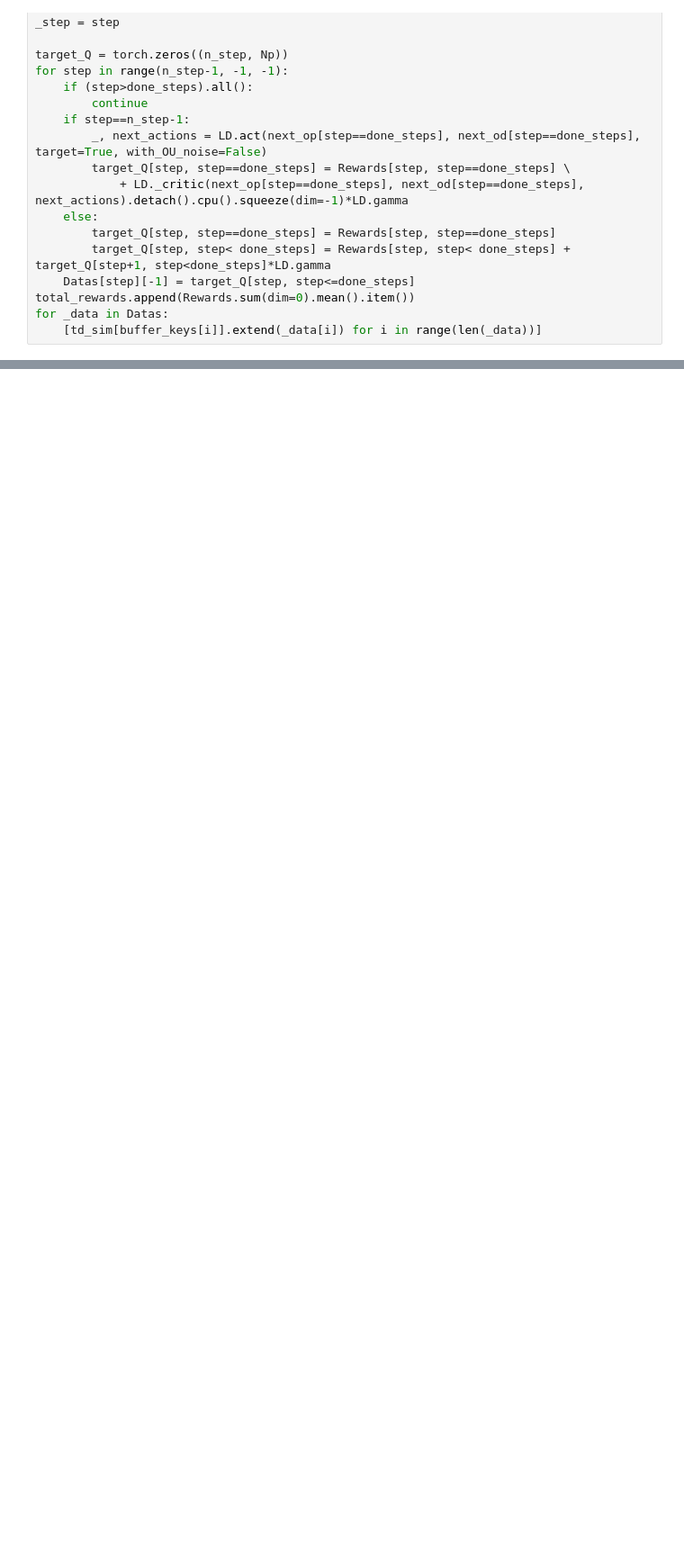
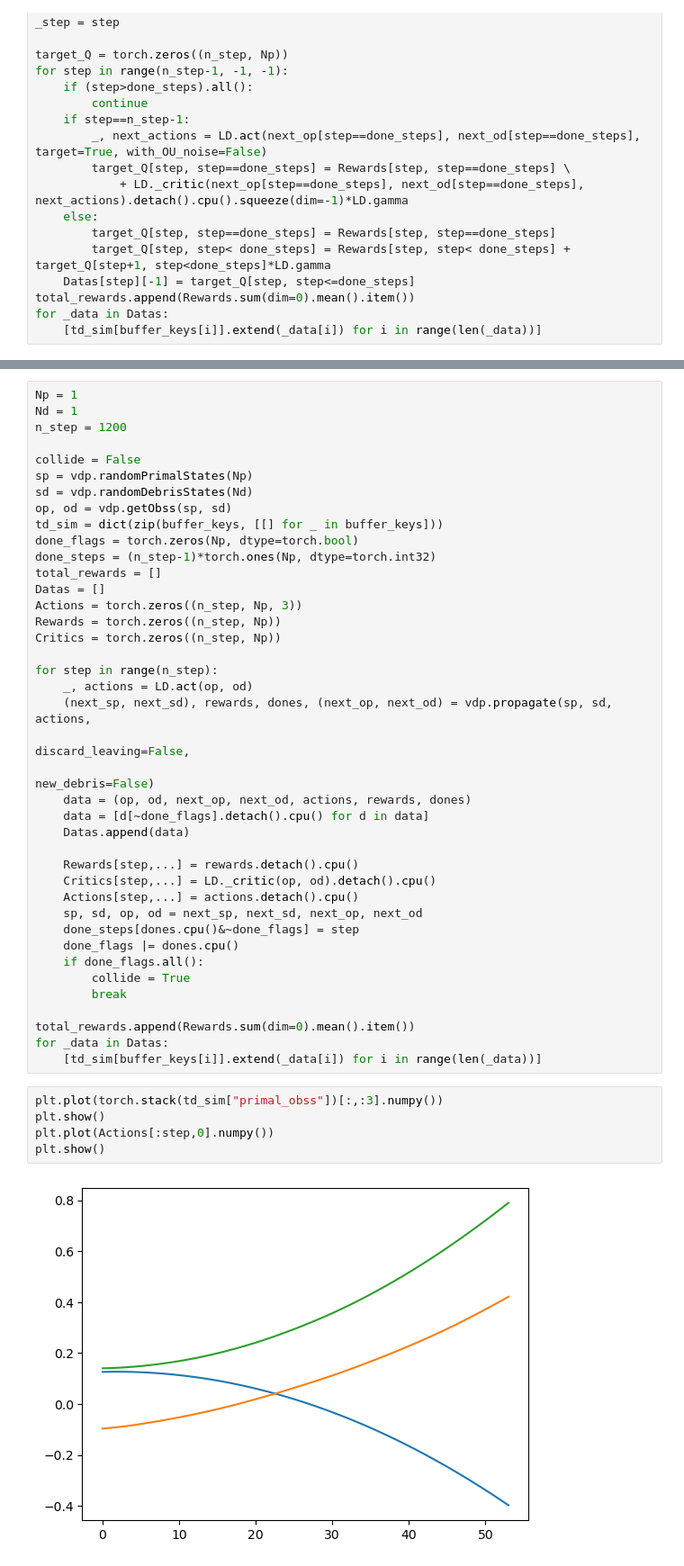
Before and after one commit to liziyao99/multi-debris-avoidance, a Jupyter notebook: test.ipynb, the cells around one changed output, grey strips where cells are left out. Shown at 90% size. Saved outputs shown, nothing was run; the diff lists cells and outputs as text; blank space fills up the shorter version.

```diff
--- a/test.ipynb
+++ b/test.ipynb
@@ -1199,0 +1317,47 @@ with Progress() as pbar:
+# %%
+Np = 1
+Nd = 1
+n_step = 1200
+
+collide = False
+sp = vdp.randomPrimalStates(Np)
+sd = vdp.randomDebrisStates(Nd)
+op, od = vdp.getObss(sp, sd)
+td_sim = dict(zip(buffer_keys, [[] for _ in buffer_keys]))
+done_flags = torch.zeros(Np, dtype=torch.bool)
+done_steps = (n_step-1)*torch.ones(Np, dtype=torch.int32)
+total_rewards = []
+Datas = []
+Actions = torch.zeros((n_step, Np, 3))
+Rewards = torch.zeros((n_step, Np))
+Critics = torch.zeros((n_step, Np))
+
+for step in range(n_step):
+    _, actions = LD.act(op, od)
+    (next_sp, next_sd), rewards, dones, (next_op, next_od) = vdp.propagate(sp, sd, actions,
+                                                                           discard_leaving=False,
+                                                                           new_debris=False)
+    data = (op, od, next_op, next_od, actions, rewards, dones)
+    data = [d[~done_flags].detach().cpu() for d in data]
+    Datas.append(data)
+
+    Rewards[step,...] = rewards.detach().cpu()
+    Critics[step,...] = LD._critic(op, od).detach().cpu()
+    Actions[step,...] = actions.detach().cpu()
+    sp, sd, op, od = next_sp, next_sd, next_op, next_od
+    done_steps[dones.cpu()&~done_flags] = step
+    done_flags |= dones.cpu()
+    if done_flags.all():
+        collide = True
+        break
+
+total_rewards.append(Rewards.sum(dim=0).mean().item())
+for _data in Datas:
+    [td_sim[buffer_keys[i]].extend(_data[i]) for i in range(len(_data))]
+# %%
+plt.plot(torch.stack(td_sim["primal_obss"])[:,:3].numpy())
+plt.show()
+plt.plot(Actions[:step,0].numpy())
+plt.show()
+# %% [output]
+[figure, added]
```
Also changed, not shown: parts of 13 cells of this notebook, 6 other files.
